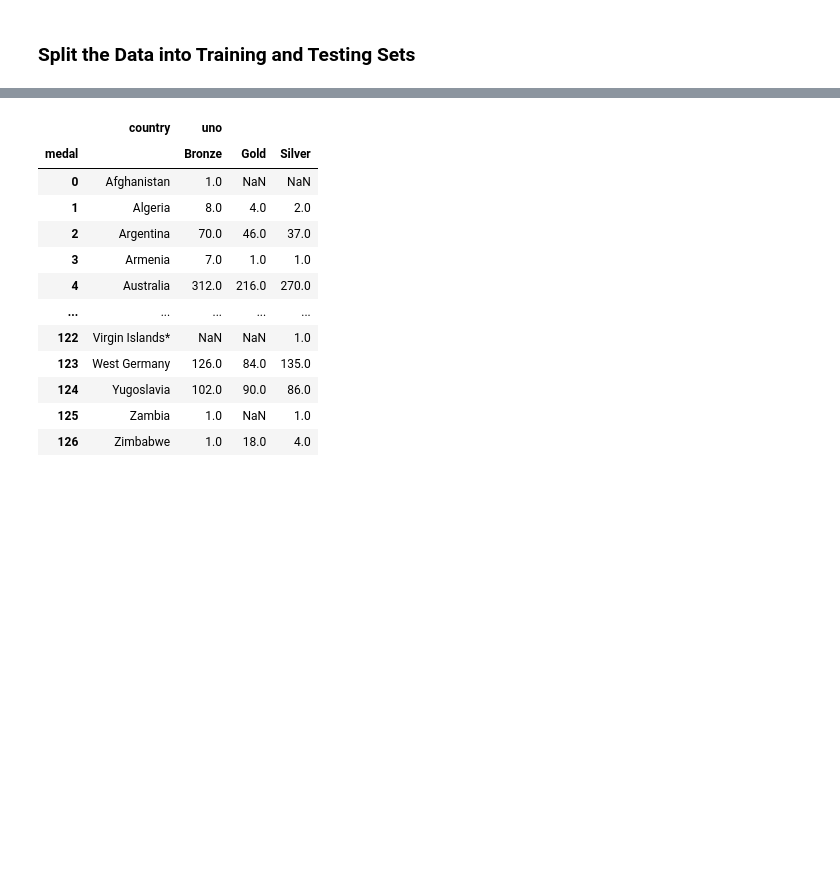
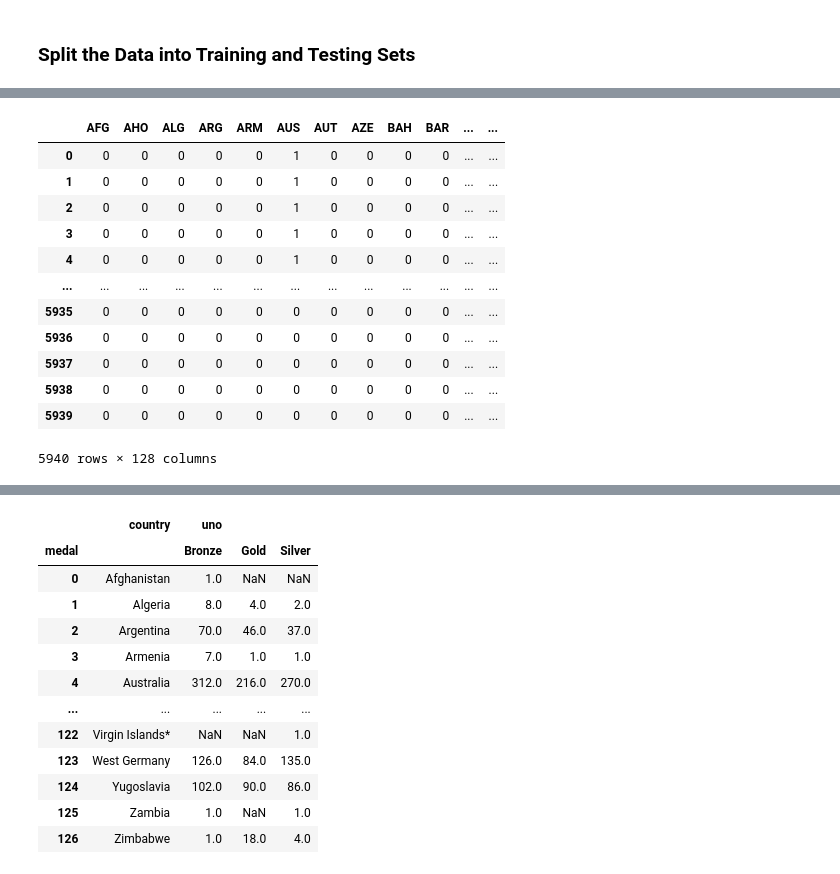
Before and after one commit to JuanTenopala/Project_4, a Jupyter notebook: Data/project_4.ipynb, the cells around one changed output, grey strips where cells are left out. Saved outputs shown, nothing was run; the diff lists cells and outputs as text; code cells hidden in the pictures; blank space fills up the shorter version.

```diff
--- a/Data/project_4.ipynb
+++ b/Data/project_4.ipynb
@@ -390,2 +394,20 @@ print(X)
+# %%
+#Encode categorical to numerical values
+cc_encoded = pd.get_dummies(X["Country_Code"]).astype("int")
+cc_encoded
+# %% [output]
+|  | AFG | AHO | ALG | ARG | ARM | AUS | AUT | AZE | BAH | BAR | ... | ... |
+| 0 | 0 | 0 | 0 | 0 | 0 | 1 | 0 | 0 | 0 | 0 | ... | ... |
+| 1 | 0 | 0 | 0 | 0 | 0 | 1 | 0 | 0 | 0 | 0 | ... | ... |
+| 2 | 0 | 0 | 0 | 0 | 0 | 1 | 0 | 0 | 0 | 0 | ... | ... |
+| 3 | 0 | 0 | 0 | 0 | 0 | 1 | 0 | 0 | 0 | 0 | ... | ... |
+| 4 | 0 | 0 | 0 | 0 | 0 | 1 | 0 | 0 | 0 | 0 | ... | ... |
+| ... | ... | ... | ... | ... | ... | ... | ... | ... | ... | ... | ... | ... |
+| 5935 | 0 | 0 | 0 | 0 | 0 | 0 | 0 | 0 | 0 | 0 | ... | ... |
+| 5936 | 0 | 0 | 0 | 0 | 0 | 0 | 0 | 0 | 0 | 0 | ... | ... |
+| 5937 | 0 | 0 | 0 | 0 | 0 | 0 | 0 | 0 | 0 | 0 | ... | ... |
+| 5938 | 0 | 0 | 0 | 0 | 0 | 0 | 0 | 0 | 0 | 0 | ... | ... |
+| 5939 | 0 | 0 | 0 | 0 | 0 | 0 | 0 | 0 | 0 | 0 | ... | ... |
+5940 rows × 128 columns
 # %%
 #Encode categorical to numerical values
```
Also changed, not shown: parts of 28 cells of this notebook, 4 other files.
